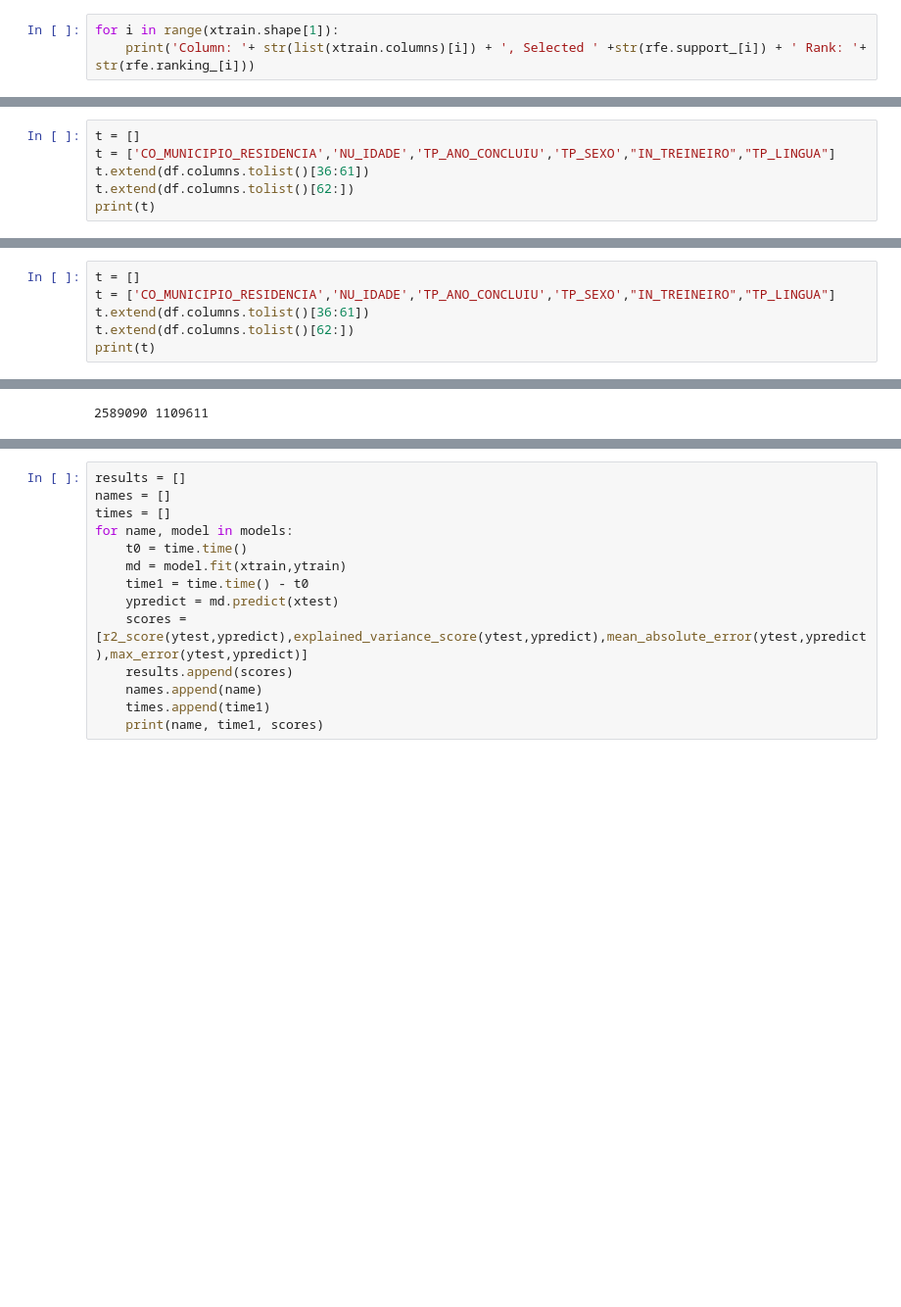
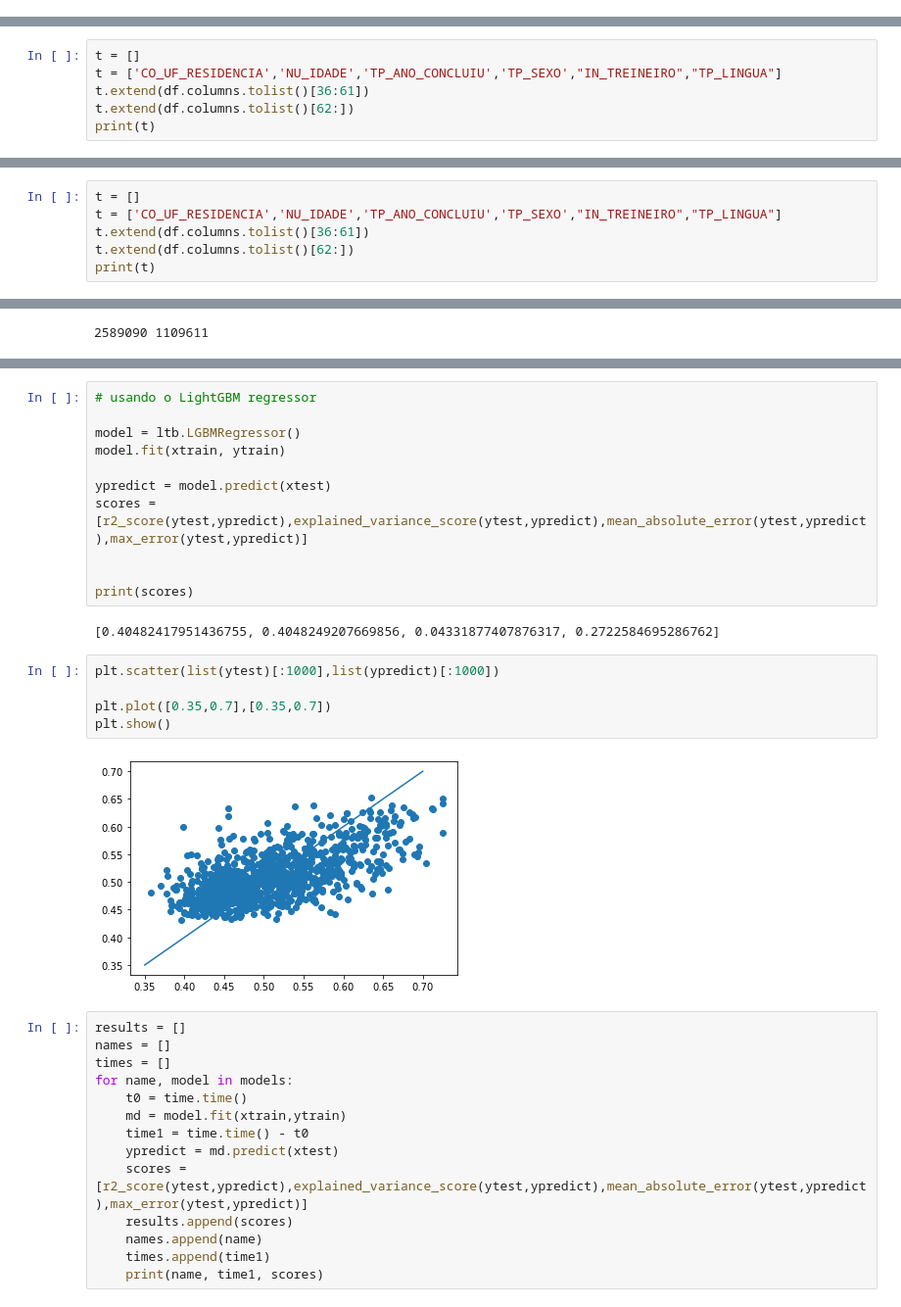
Before and after one commit to Bissiatti/Analise_dados_ENEM, a Jupyter notebook: Intro_Crisp_DM.ipynb, the cells around one changed output, grey strips where cells are left out. Shown at 98% size. Cells and saved outputs as stored; diff of their text form; blank space fills up the shorter version.

Commit message:
add LightGBM regressor

```diff
--- a/Intro_Crisp_DM.ipynb
+++ b/Intro_Crisp_DM.ipynb
@@ -2316,3 +2187,0 @@ print(max(n_scores),mean(n_scores))
-# %%
-for i in range(xtrain.shape[1]):
-	print('Column: '+ str(list(xtrain.columns)[i]) + ', Selected ' +str(rfe.support_[i]) + ' Rank: '+ str(rfe.ranking_[i]))
@@ -2460,6 +2195,6 @@ print(max(n_scores),mean(n_scores))
 # %%
 t = []
-t = ['CO_MUNICIPIO_RESIDENCIA','NU_IDADE','TP_ANO_CONCLUIU','TP_SEXO',"IN_TREINEIRO","TP_LINGUA"]
+t = ['CO_UF_RESIDENCIA','NU_IDADE','TP_ANO_CONCLUIU','TP_SEXO',"IN_TREINEIRO","TP_LINGUA"]
 t.extend(df.columns.tolist()[36:61])
 t.extend(df.columns.tolist()[62:])
 print(t)
@@ -2666,6 +2421,6 @@ Epoch 11/50
 # %%
 t = []
-t = ['CO_MUNICIPIO_RESIDENCIA','NU_IDADE','TP_ANO_CONCLUIU','TP_SEXO',"IN_TREINEIRO","TP_LINGUA"]
+t = ['CO_UF_RESIDENCIA','NU_IDADE','TP_ANO_CONCLUIU','TP_SEXO',"IN_TREINEIRO","TP_LINGUA"]
 t.extend(df.columns.tolist()[36:61])
 t.extend(df.columns.tolist()[62:])
 print(t)
@@ -2728,3 +2479,23 @@ print(scores)
+# %%
+# usando o LightGBM regressor
+
+model = ltb.LGBMRegressor()
+model.fit(xtrain, ytrain)
+
+ypredict = model.predict(xtest)
+scores = [r2_score(ytest,ypredict),explained_variance_score(ytest,ypredict),mean_absolute_error(ytest,ypredict),max_error(ytest,ypredict)]
+
+
+print(scores)
+# %% [output]
+[0.40482417951436755, 0.4048249207669856, 0.04331877407876317, 0.2722584695286762]
+# %%
+plt.scatter(list(ytest)[:1000],list(ypredict)[:1000])
+
+plt.plot([0.35,0.7],[0.35,0.7])
+plt.show()
+# %% [output]
+[figure, added]
 # %%
 results = []
 names = []
```
Also changed, not shown: parts of 79 cells of this notebook.
